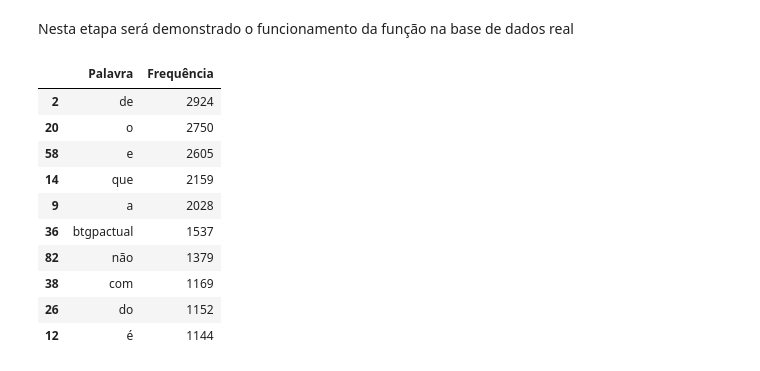
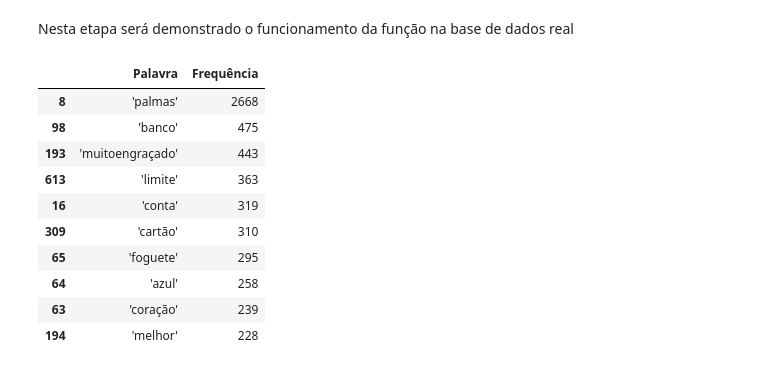
Before and after one commit to 2023M6T4-Inteli/Projeto4, a Jupyter notebook: src/bag_of_words.ipynb, the cells around one changed output. Drawn from its saved outputs; the diff is of its cells as text; code cells hidden in the pictures.

```diff
--- a/src/bag_of_words.ipynb
+++ b/src/bag_of_words.ipynb
@@ -113,19 +113,19 @@ bow_test_result.head(5)
 # %% [markdown]
 Nesta etapa será demonstrado o funcionamento da função na base de dados real
 # %%
-result_output = bow_dataframe(pre_processing['texto'])
+result_output = bow_dataframe(pre_processing['texto_tokenizado'])
 result_output.head(10)
 # %% [output]
 |  | Palavra | Frequência |
-| 2 | de | 2924 |
-| 20 | o | 2750 |
-| 58 | e | 2605 |
-| 14 | que | 2159 |
-| 9 | a | 2028 |
-| 36 | btgpactual | 1537 |
-| 82 | não | 1379 |
-| 38 | com | 1169 |
-| 26 | do | 1152 |
-| 12 | é | 1144 |
+| 8 | 'palmas' | 2668 |
+| 98 | 'banco' | 475 |
+| 193 | 'muitoengraçado' | 443 |
+| 613 | 'limite' | 363 |
+| 16 | 'conta' | 319 |
+| 309 | 'cartão' | 310 |
+| 65 | 'foguete' | 295 |
+| 64 | 'azul' | 258 |
+| 63 | 'coração' | 239 |
+| 194 | 'melhor' | 228 |
 # %%
 result_output.to_csv('..\\output\\bow.csv',encoding='utf-8', index=False, header=True, )
```
Also changed, not shown: parts of 2 cells of this notebook, 1 other file.
